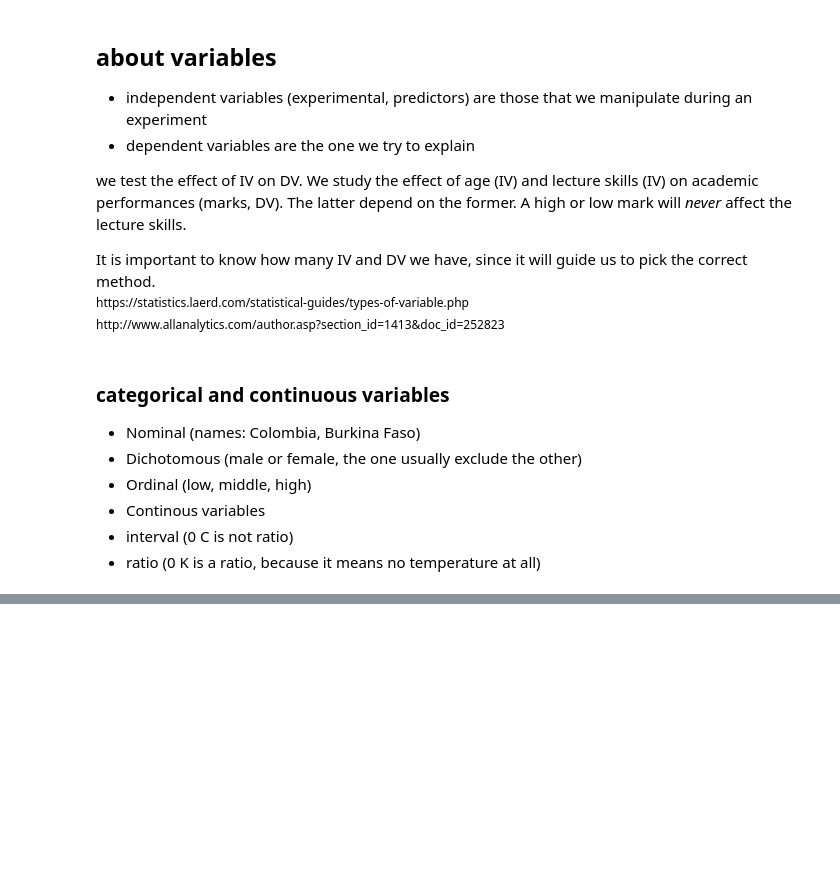
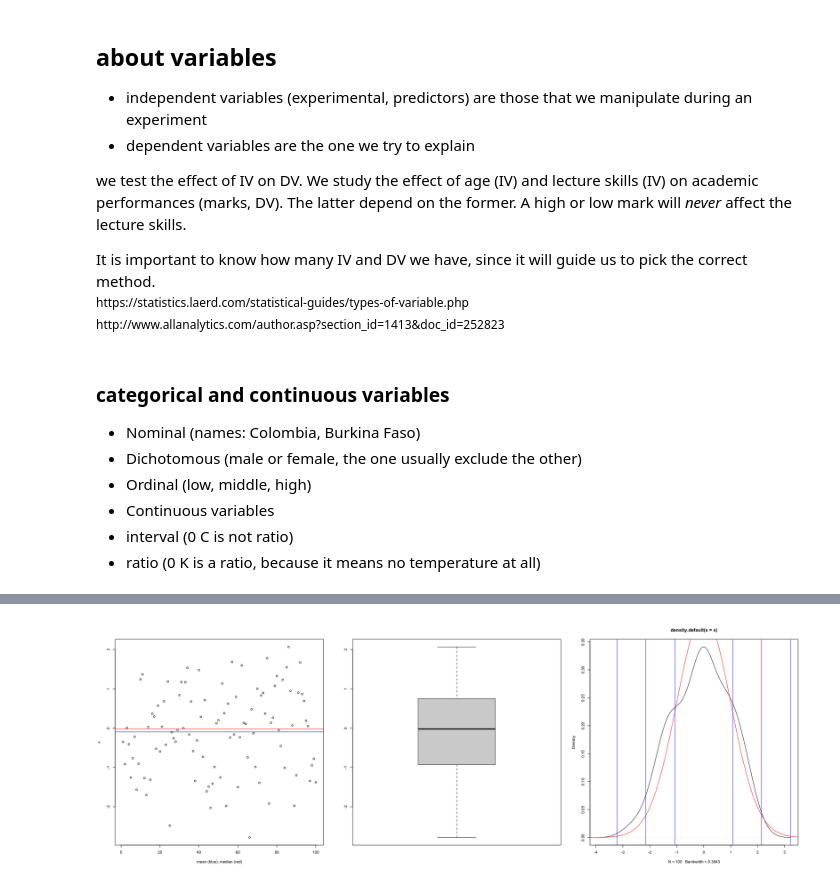
Before and after one commit to jwist/chemometrics, a Jupyter notebook: 2_chemometrics_aboutVariables.ipynb, the cells around one changed output, grey strips where cells are left out. Saved outputs shown, nothing was run; the diff lists cells and outputs as text; code cells hidden in the pictures; blank space fills up the shorter version.

```diff
--- a/2_chemometrics_aboutVariables.ipynb
+++ b/2_chemometrics_aboutVariables.ipynb
@@ -27,7 +27,7 @@ http://www.allanalytics.com/author.asp?section_id=1413&doc_id=252823
  - Nominal (names: Colombia, Burkina Faso)
  - Dichotomous (male or female, the one usually exclude the other)
  - Ordinal (low, middle, high)
- - Continous variables
+ - Continuous variables
   - interval (0 C is not ratio)
   - ratio (0 K is a ratio, because it means no temperature at all)
 # %% [markdown]
@@ -46,3 +46,22 @@ It goes behond the scope of this classe to study all of them, but we will use th
 <div class="ref">
 Ennos, R. 2007. Statistical and Data Handling Skills in Biology. Harlow, U.K., Pearson Education Limited
 </div>
+# %%
+options(repr.plot.width=20, repr.plot.height=7)
+par(mfrow=c(1,3))
+x = rnorm(100)
+plot(seq(1,100, length.out = 100), x, xlab = "mean (blue), median (red)")
+abline(h = mean(x), col = "blue")
+abline(h = median(x), col = "red")
+boxplot(x)
+
+plot(density(x))
+lines(seq(-5,5,length.out = 100), dnorm(seq(-5,5,length.out = 100)), col = "red")
+abline(v=sd(x), col = "blue")
+abline(v=-sd(x), col = "blue")
+abline(v=-2*sd(x), col = "blue")
+abline(v=-3*sd(x), col = "blue")
+abline(v=3*sd(x), col = "blue")
+abline(v=2*sd(x), col = "blue")
+# %% [output]
+[figure, added]
```
Also changed, not shown: parts of 2 cells of this notebook, 20 other files.
